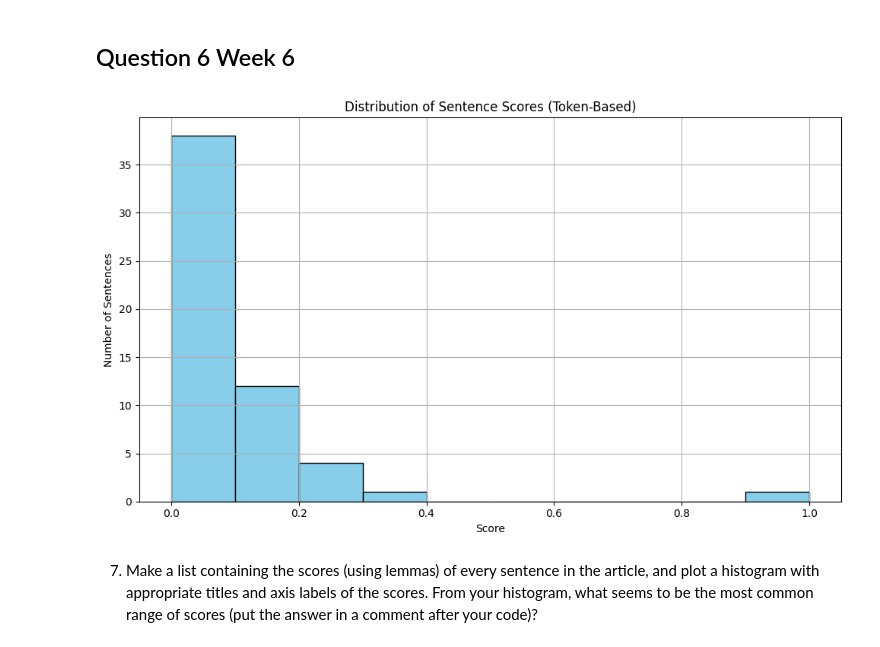
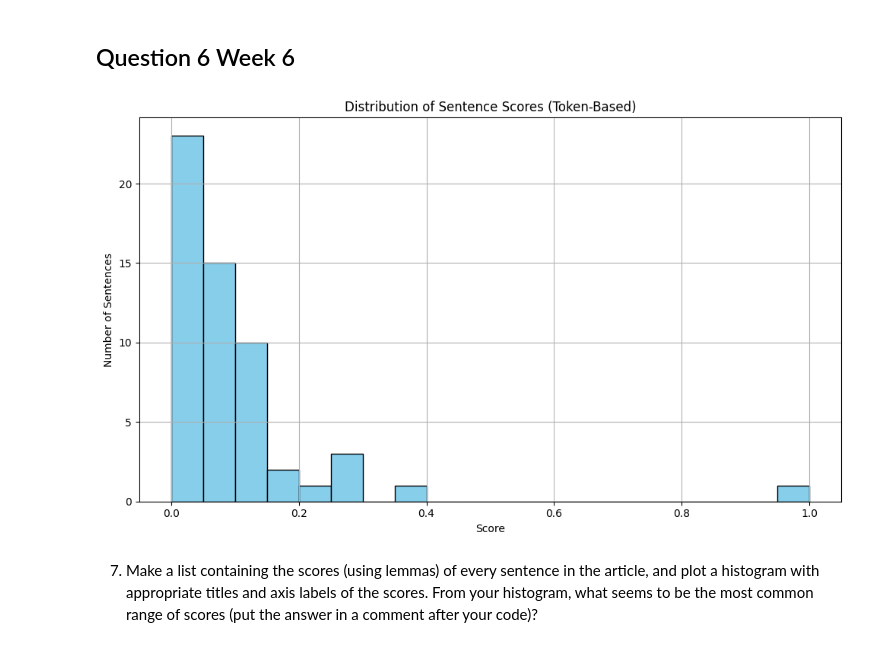
Before and after one commit to hrawp/dm_nlp_week6, a Jupyter notebook: web-scraping.ipynb, the cells around one changed output. Drawn from its saved outputs; the diff is of its cells as text; code cells hidden in the pictures.

```diff
--- a/web-scraping.ipynb
+++ b/web-scraping.ipynb
@@ -270,36 +270,36 @@ from collections import Counter
 filtered_tokens = [
     token.text.lower()
     for token in doc
     if not (token.is_stop or token.is_punct or token.is_space)
 ]
 most_common = Counter(filtered_tokens).most_common(5)
 interesting_tokens = [t[0] for t in most_common]
 
 # Scoring function
 def score_sentence_by_token(sentence, interesting_tokens):
     doc = nlp(sentence)
     words = [token.text.lower() for token in doc if not token.is_punct and not token.is_space]
     if not words:
         return 0.0
     interesting_count = sum(1 for word in words if word in interesting_tokens)
     return interesting_count / len(words)
 
 # Score each sentence
 scores = [score_sentence_by_token(sent.text, interesting_tokens) for sent in doc.sents]
 
 # Plot histogram
 plt.figure(figsize=(10, 6))
-plt.hist(scores, bins=10, color='skyblue', edgecolor='black')
+plt.hist(scores, bins=20, color='skyblue', edgecolor='black')
 plt.title("Distribution of Sentence Scores (Token-Based)")
 plt.xlabel("Score")
 plt.ylabel("Number of Sentences")
 plt.grid(True)
 plt.tight_layout()
 plt.show()
 
-# The most common range of token scores is 0 to 0.1.
+# The most common range of token scores is 0 to 0.15.
 # %% [output]
-[figure, old version]
+[figure, new version]
 # %% [markdown]
 7. Make a list containing the scores (using lemmas) of every sentence in the article, and plot a histogram with appropriate titles and axis labels of the scores.  From your histogram, what seems to be the most common range of scores (put the answer in a comment after your code)?
 # %% [markdown]
```
Also changed, not shown: parts of 3 cells of this notebook, 2 other files.
